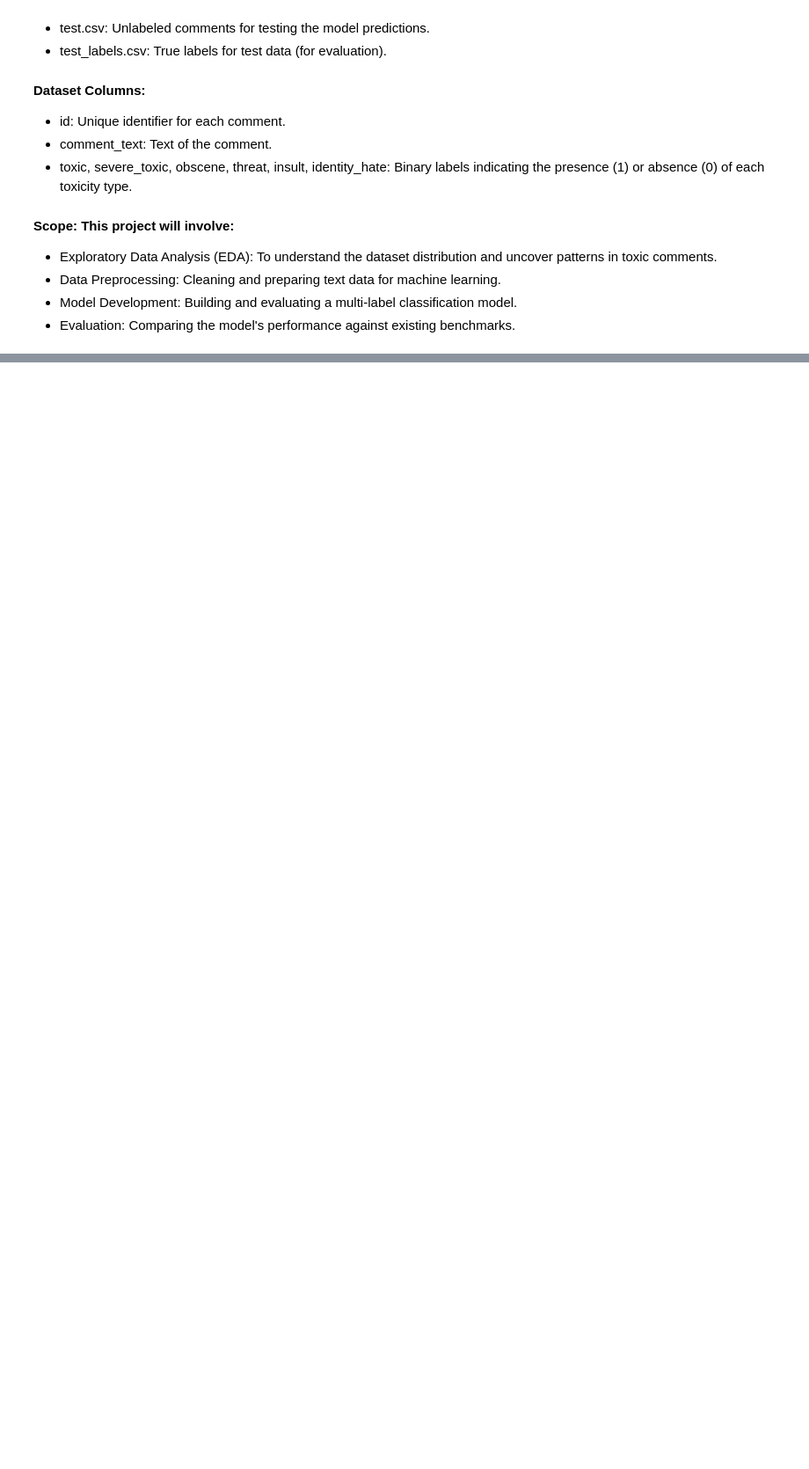
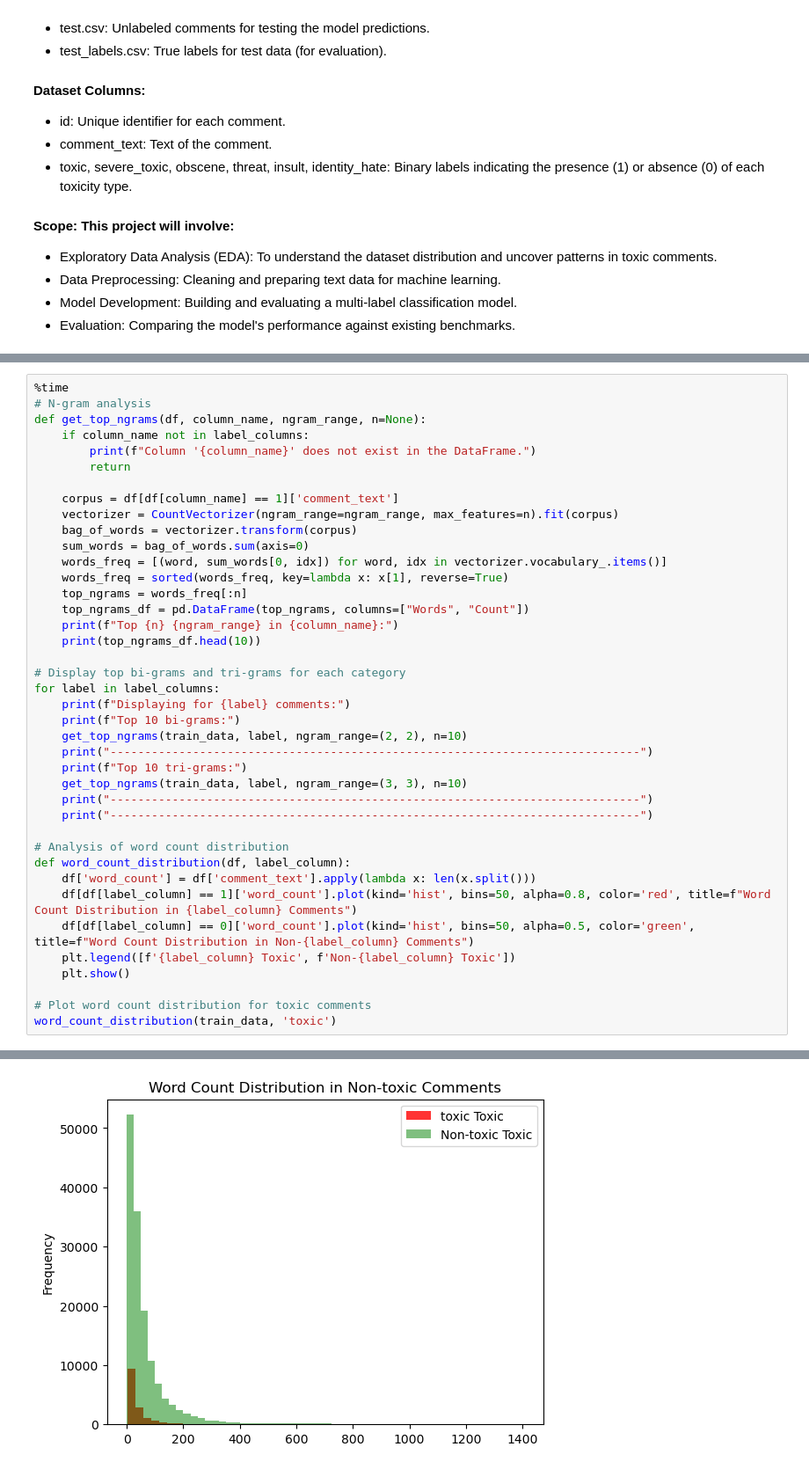
Before and after one commit to AmeyawAhmedSadat/Toxic_comment, a Jupyter notebook: Main_toxic_comment.ipynb, the cells around one changed output, grey strips where cells are left out. Shown at 88% size. Drawn from its saved outputs; the diff is of its cells as text; blank space fills up the shorter version.

```diff
--- a/Main_toxic_comment.ipynb
+++ b/Main_toxic_comment.ipynb
@@ -128,0 +435,41 @@ test_labels.head()
+# %%
+%time
+# N-gram analysis
+def get_top_ngrams(df, column_name, ngram_range, n=None):
+    if column_name not in label_columns:
+        print(f"Column '{column_name}' does not exist in the DataFrame.")
+        return
+
+    corpus = df[df[column_name] == 1]['comment_text']
+    vectorizer = CountVectorizer(ngram_range=ngram_range, max_features=n).fit(corpus)
+    bag_of_words = vectorizer.transform(corpus)
+    sum_words = bag_of_words.sum(axis=0)
+    words_freq = [(word, sum_words[0, idx]) for word, idx in vectorizer.vocabulary_.items()]
+    words_freq = sorted(words_freq, key=lambda x: x[1], reverse=True)
+    top_ngrams = words_freq[:n]
+    top_ngrams_df = pd.DataFrame(top_ngrams, columns=["Words", "Count"])
+    print(f"Top {n} {ngram_range} in {column_name}:")
+    print(top_ngrams_df.head(10))
+
+# Display top bi-grams and tri-grams for each category
+for label in label_columns:
+    print(f"Displaying for {label} comments:")
+    print(f"Top 10 bi-grams:")
+    get_top_ngrams(train_data, label, ngram_range=(2, 2), n=10)
+    print("-----------------------------------------------------------------------------")
+    print(f"Top 10 tri-grams:")
+    get_top_ngrams(train_data, label, ngram_range=(3, 3), n=10)
+    print("-----------------------------------------------------------------------------")
+    print("-----------------------------------------------------------------------------")
+
+# Analysis of word count distribution
+def word_count_distribution(df, label_column):
+    df['word_count'] = df['comment_text'].apply(lambda x: len(x.split()))
+    df[df[label_column] == 1]['word_count'].plot(kind='hist', bins=50, alpha=0.8, color='red', title=f"Word Count Distribution in {label_column} Comments")
+    df[df[label_column] == 0]['word_count'].plot(kind='hist', bins=50, alpha=0.5, color='green', title=f"Word Count Distribution in Non-{label_column} Comments")
+    plt.legend([f'{label_column} Toxic', f'Non-{label_column} Toxic'])
+    plt.show()
+
+# Plot word count distribution for toxic comments
+word_count_distribution(train_data, 'toxic')
+# %% [output]
@@ -128,0 +493 @@ test_labels.head()
+[figure, added]
```
Also changed, not shown: parts of 27 cells of this notebook, 1 other file.
